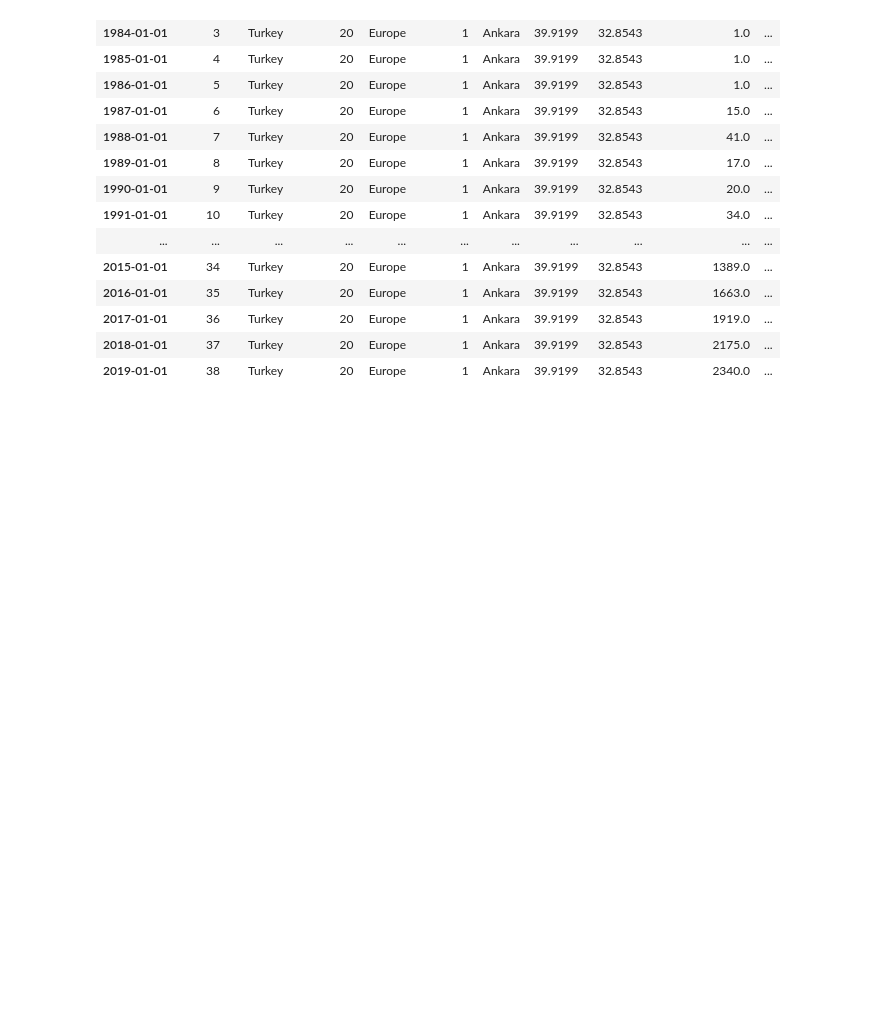
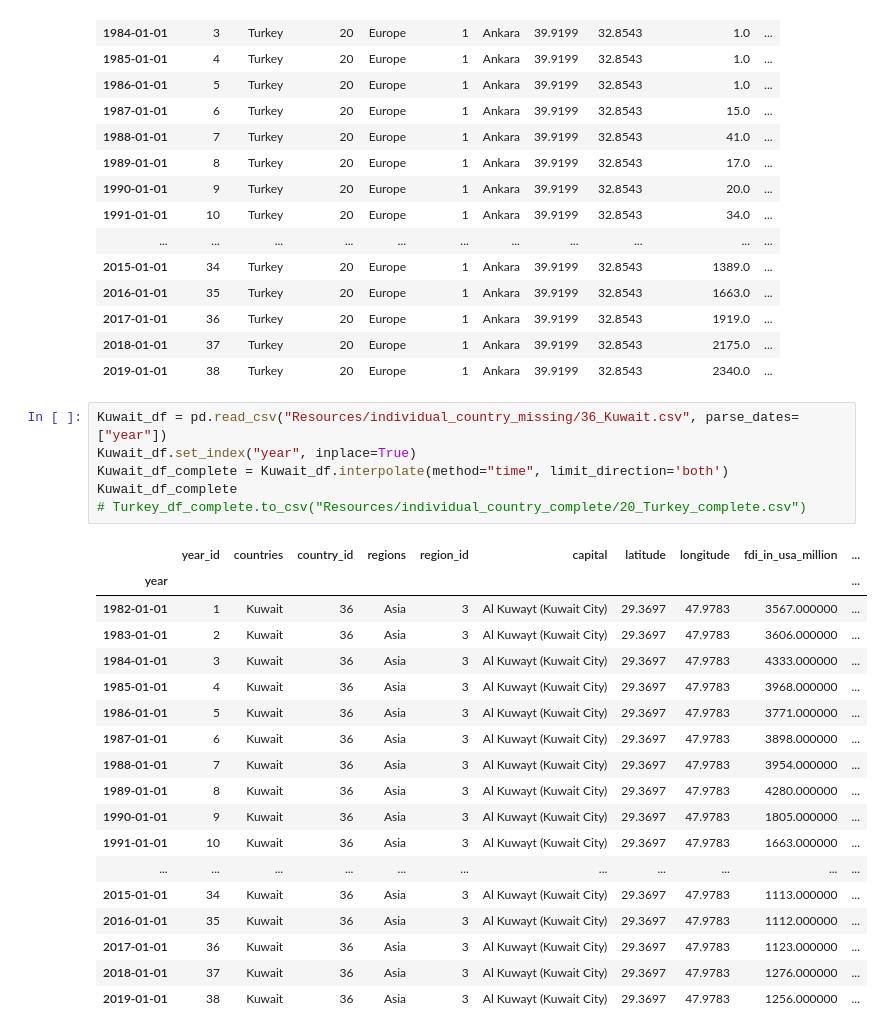
Before and after one commit to sabrinasaleh/Project3-FDI-by-MNCs, a Jupyter notebook: data_tasks.ipynb, the cells around one changed output. Saved outputs shown, nothing was run; the diff lists cells and outputs as text; blank space fills up the shorter version.

```diff
--- a/data_tasks.ipynb
+++ b/data_tasks.ipynb
@@ -524,3 +524,28 @@ Turkey_df_complete
 | 2017-01-01 | 36 | Turkey | 20 | Europe | 1 | Ankara | 39.9199 | 32.8543 | 1919.0 | ... |
 | 2018-01-01 | 37 | Turkey | 20 | Europe | 1 | Ankara | 39.9199 | 32.8543 | 2175.0 | ... |
 | 2019-01-01 | 38 | Turkey | 20 | Europe | 1 | Ankara | 39.9199 | 32.8543 | 2340.0 | ... |
+# %%
+Kuwait_df = pd.read_csv("Resources/individual_country_missing/36_Kuwait.csv", parse_dates=["year"])
+Kuwait_df.set_index("year", inplace=True)
+Kuwait_df_complete = Kuwait_df.interpolate(method="time", limit_direction='both')
+Kuwait_df_complete
+# Turkey_df_complete.to_csv("Resources/individual_country_complete/20_Turkey_complete.csv")
+# %% [output]
+|  | year_id | countries | country_id | regions | region_id | capital | latitude | longitude | fdi_in_usa_million | ... |
+| year |  |  |  |  |  |  |  |  |  | ... |
+| 1982-01-01 | 1 | Kuwait | 36 | Asia | 3 | Al Kuwayt (Kuwait City) | 29.3697 | 47.9783 | 3567.000000 | ... |
+| 1983-01-01 | 2 | Kuwait | 36 | Asia | 3 | Al Kuwayt (Kuwait City) | 29.3697 | 47.9783 | 3606.000000 | ... |
+| 1984-01-01 | 3 | Kuwait | 36 | Asia | 3 | Al Kuwayt (Kuwait City) | 29.3697 | 47.9783 | 4333.000000 | ... |
+| 1985-01-01 | 4 | Kuwait | 36 | Asia | 3 | Al Kuwayt (Kuwait City) | 29.3697 | 47.9783 | 3968.000000 | ... |
+| 1986-01-01 | 5 | Kuwait | 36 | Asia | 3 | Al Kuwayt (Kuwait City) | 29.3697 | 47.9783 | 3771.000000 | ... |
+| 1987-01-01 | 6 | Kuwait | 36 | Asia | 3 | Al Kuwayt (Kuwait City) | 29.3697 | 47.9783 | 3898.000000 | ... |
+| 1988-01-01 | 7 | Kuwait | 36 | Asia | 3 | Al Kuwayt (Kuwait City) | 29.3697 | 47.9783 | 3954.000000 | ... |
+| 1989-01-01 | 8 | Kuwait | 36 | Asia | 3 | Al Kuwayt (Kuwait City) | 29.3697 | 47.9783 | 4280.000000 | ... |
+| 1990-01-01 | 9 | Kuwait | 36 | Asia | 3 | Al Kuwayt (Kuwait City) | 29.3697 | 47.9783 | 1805.000000 | ... |
+| 1991-01-01 | 10 | Kuwait | 36 | Asia | 3 | Al Kuwayt (Kuwait City) | 29.3697 | 47.9783 | 1663.000000 | ... |
+| ... | ... | ... | ... | ... | ... | ... | ... | ... | ... | ... |
+| 2015-01-01 | 34 | Kuwait | 36 | Asia | 3 | Al Kuwayt (Kuwait City) | 29.3697 | 47.9783 | 1113.000000 | ... |
+| 2016-01-01 | 35 | Kuwait | 36 | Asia | 3 | Al Kuwayt (Kuwait City) | 29.3697 | 47.9783 | 1112.000000 | ... |
+| 2017-01-01 | 36 | Kuwait | 36 | Asia | 3 | Al Kuwayt (Kuwait City) | 29.3697 | 47.9783 | 1123.000000 | ... |
+| 2018-01-01 | 37 | Kuwait | 36 | Asia | 3 | Al Kuwayt (Kuwait City) | 29.3697 | 47.9783 | 1276.000000 | ... |
+| 2019-01-01 | 38 | Kuwait | 36 | Asia | 3 | Al Kuwayt (Kuwait City) | 29.3697 | 47.9783 | 1256.000000 | ... |
```
